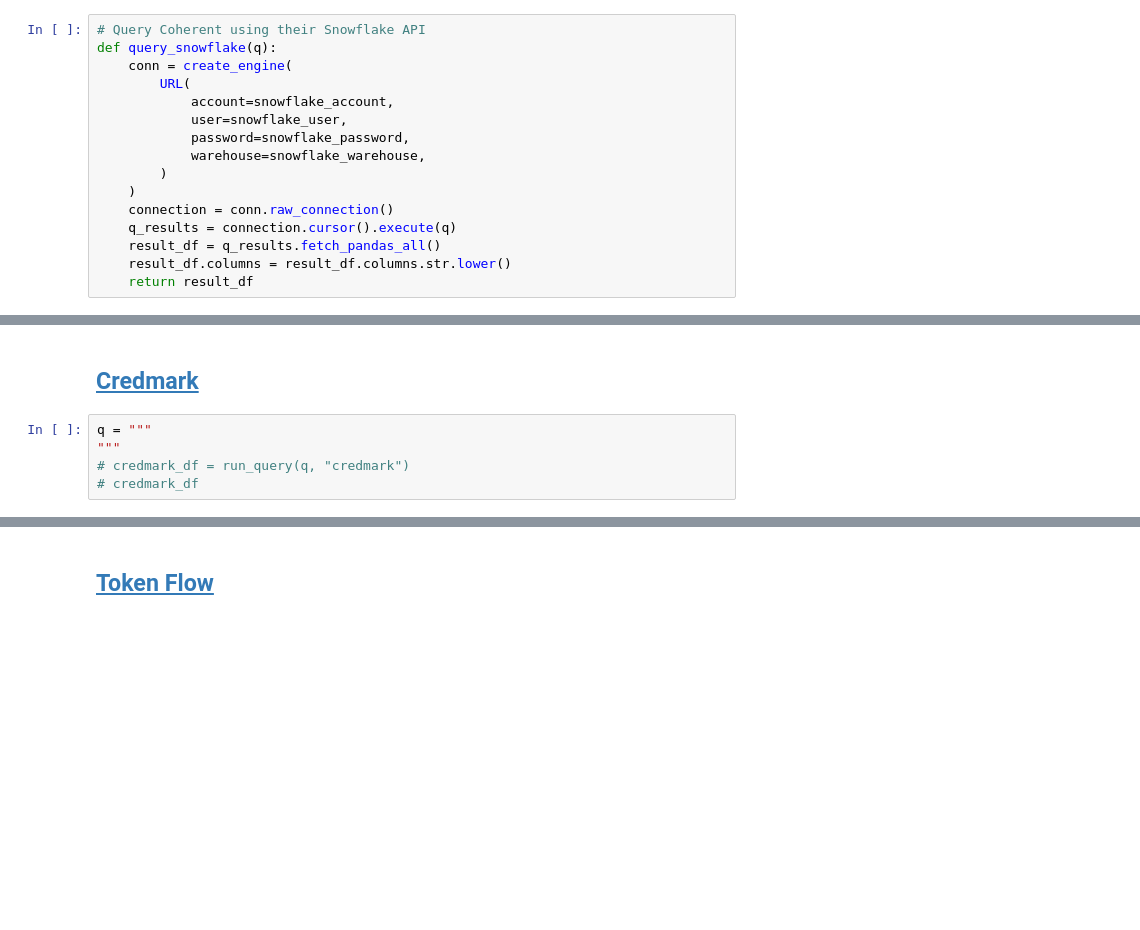
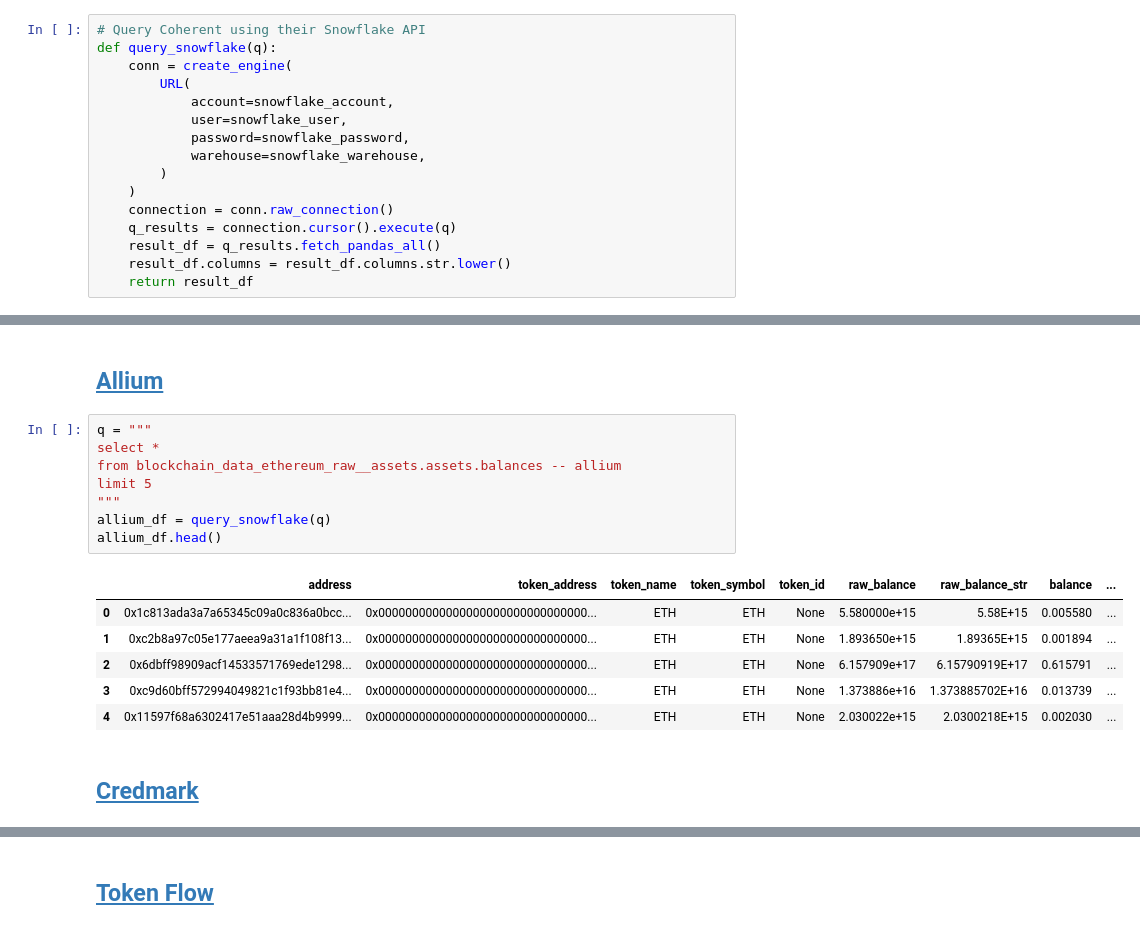
Before and after one commit to PrimoData/blockchain_data, a Jupyter notebook: Query_Blockchain_Data.ipynb, the cells around one changed output, grey strips where cells are left out. Drawn from its saved outputs; the diff is of its cells as text; blank space fills up the shorter version.

```diff
--- a/Query_Blockchain_Data.ipynb
+++ b/Query_Blockchain_Data.ipynb
@@ -268,7 +268,19 @@ q = """
+# %% [markdown]
+## [Allium](https://www.allium.so/)
+# %%
+q = """
+select *
+from blockchain_data_ethereum_raw__assets.assets.balances -- allium
+limit 5
+"""
+allium_df = query_snowflake(q)
+allium_df.head()
+# %% [output]
+|  | address | token_address | token_name | token_symbol | token_id | raw_balance | raw_balance_str | balance | ... |
+| 0 | 0x1c813ada3a7a65345c09a0c836a0bcc... | 0x0000000000000000000000000000000... | ETH | ETH | None | 5.580000e+15 | 5.58E+15 | 0.005580 | ... |
+| 1 | 0xc2b8a97c05e177aeea9a31a1f108f13... | 0x0000000000000000000000000000000... | ETH | ETH | None | 1.893650e+15 | 1.89365E+15 | 0.001894 | ... |
+| 2 | 0x6dbff98909acf14533571769ede1298... | 0x0000000000000000000000000000000... | ETH | ETH | None | 6.157909e+17 | 6.15790919E+17 | 0.615791 | ... |
+| 3 | 0xc9d60bff572994049821c1f93bb81e4... | 0x0000000000000000000000000000000... | ETH | ETH | None | 1.373886e+16 | 1.373885702E+16 | 0.013739 | ... |
+| 4 | 0x11597f68a6302417e51aaa28d4b9999... | 0x0000000000000000000000000000000... | ETH | ETH | None | 2.030022e+15 | 2.0300218E+15 | 0.002030 | ... |
 # %% [markdown]
 ## [Credmark](https://credmark.com/)
-# %%
-q = """
-"""
-# credmark_df = run_query(q, "credmark")
-# credmark_df
```
Also changed, not shown: parts of 23 cells of this notebook, 2 other files.
